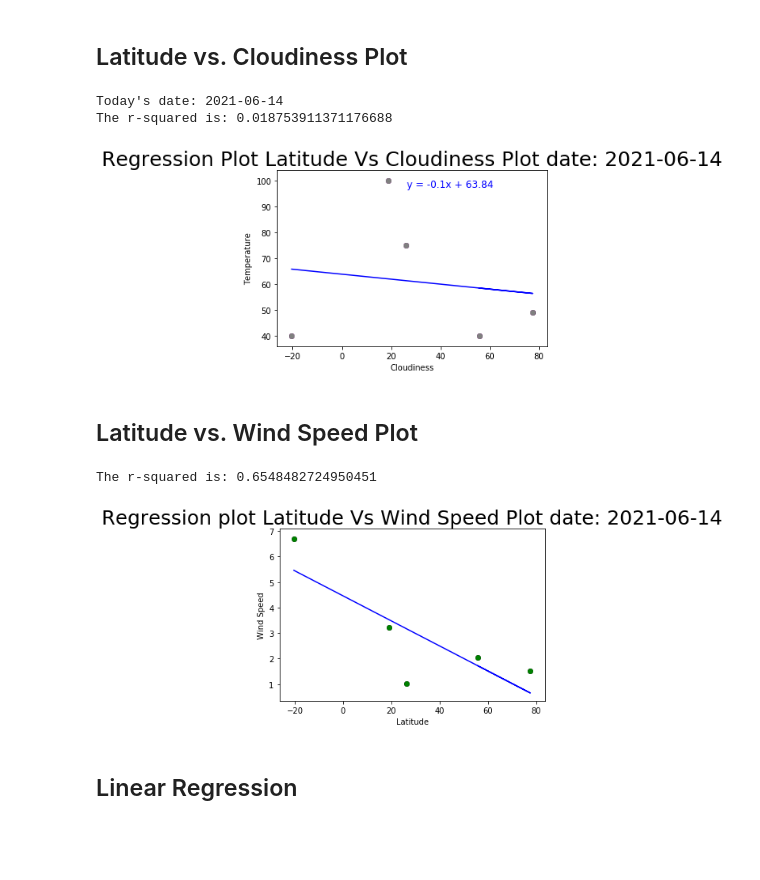
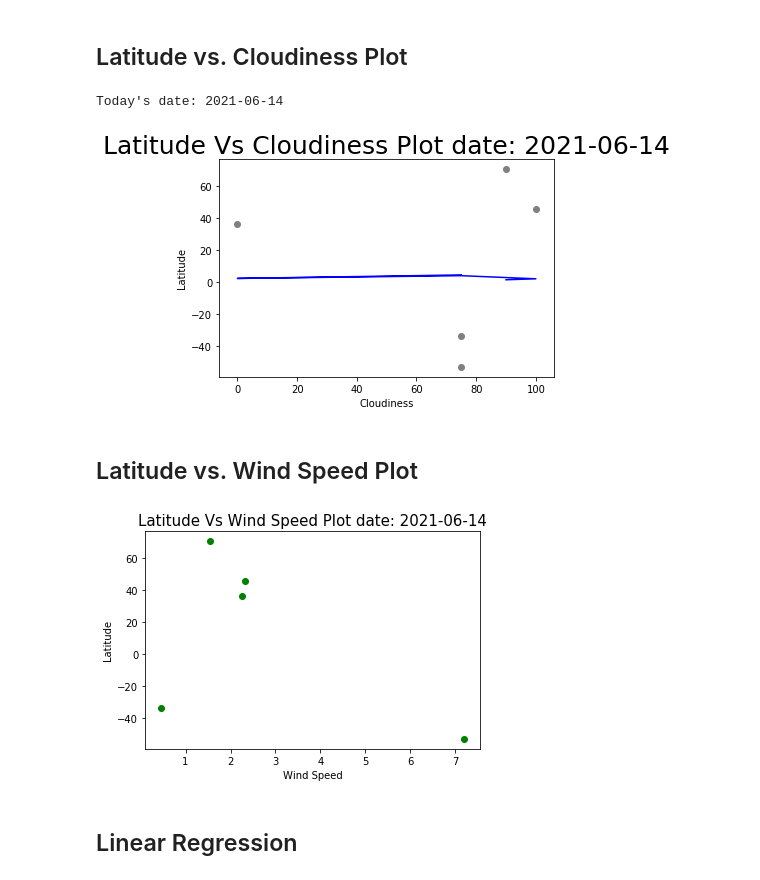
Before and after one commit to nithiyasuresh/python-api-challenge, a Jupyter notebook: Nithiya_WeatherPy.ipynb, the cells around one changed output. Cells and saved outputs as stored; diff of their text form; code cells hidden in the pictures; blank space fills up the shorter version.

```diff
--- a/Nithiya_WeatherPy.ipynb
+++ b/Nithiya_WeatherPy.ipynb
@@ -212,60 +208,58 @@ The r-squared is: 0.12837930107266116
 # %%
 # Create a Scatter Plot for temperature vs latitude
 from datetime import date
 
 today = date.today()
 print("Today's date:", today)
-x_values = city_data_df['lat']
-y_values = city_data_df['cloudiness']
-(slope, intercept, rvalue, pvalue, stderr) = linregress(x_values, y_values)
-regress_values = x_values * slope + intercept
-line_eq = "y = " + str(round(slope,2)) + "x + " + str(round(intercept,2))
-plt.scatter(x_values,y_values, color="purple")
+x_values = city_data_df['cloudiness']
+y_values = city_data_df['lat']
+# (slope, intercept, rvalue, pvalue, stderr) = linregress(x_values, y_values)
+# regress_values = x_values * slope + intercept
+# line_eq = "y = " + str(round(slope,2)) + "x + " + str(round(intercept,2))
+# plt.scatter(x_values,y_values, color="purple")
 plt.plot(x_values,regress_values,"b-")
 plt.scatter(x_values,y_values, color='grey')
 plt.xlabel('Cloudiness')
-plt.ylabel('Temperature')
-plt.title(f'Regression Plot Latitude Vs Cloudiness Plot date: {today}',
+plt.ylabel('Latitude')
+plt.title(f'Latitude Vs Cloudiness Plot date: {today}',
           fontsize=25)
-plt.annotate(line_eq, xy=(20, 40),
-             xycoords='data',xytext=(0.8, 0.95),
-             textcoords='axes fraction',horizontalalignment='right',
-             verticalalignment='top',fontsize=12,color="blue")
-print(f"The r-squared is: {rvalue**2}")
-plt.savefig("./nithiya_output_data/lat vs cloudiness.png", bbox_inches = "tight")
+# plt.annotate(line_eq, xy=(20, 40),
+#              xycoords='data',xytext=(0.8, 0.95),
+#              textcoords='axes fraction',horizontalalignment='right',
+#              verticalalignment='top',fontsize=12,color="blue")
+# print(f"The r-squared is: {rvalue**2}")
+# plt.savefig("./nithiya_output_data/lat vs cloudiness.png", bbox_inches = "tight")
 
 plt.show()
 # %% [output]
 Today's date: 2021-06-14
-The r-squared is: 0.018753911371176688
-[figure, old version]
+[figure, new version]
 # %% [markdown]
 ## Latitude vs. Wind Speed Plot
 # %%
 # Create a Scatter Plot for temperature vs latitude
-x_values = city_data_df['lat']
-y_values = city_data_df['wind speed']
-(slope, intercept, rvalue, pvalue, stderr) = linregress(x_values, y_values)
-regress_values = x_values * slope + intercept
-line_eq = "y = " + str(round(slope,2)) + "x + " + str(round(intercept,2))
-plt.scatter(x_values,y_values, color="purple")
-plt.plot(x_values,regress_values,"b-")
+x_values = city_data_df['wind speed']
+y_values = city_data_df['lat']
+# (slope, intercept, rvalue, pvalue, stderr) = linregress(x_values, y_values)
+# regress_values = x_values * slope + intercept
+# line_eq = "y = " + str(round(slope,2)) + "x + " + str(round(intercept,2))
+# plt.scatter(x_values,y_values, color="purple")
+# plt.plot(x_values,regress_values,"b-")
 plt.scatter(x_values,y_values, color='green')
-plt.xlabel('Latitude')
-plt.ylabel('Wind Speed')
-plt.title(f'Regression plot Latitude Vs Wind Speed Plot date: {today}',
-          fontsize=25)
-plt.annotate(line_eq, xy=(20, 40),
-             xycoords='data',xytext=(0.8, 0.95),
-             textcoords='axes fraction',horizontalalignment='right',
-             verticalalignment='top',fontsize=12,color="blue")
-print(f"The r-squared is: {rvalue**2}")
-plt.savefig("./nithiya_output_data/lat vs wind speed.png", bbox_inches = "tight")
+plt.xlabel('Wind Speed')
+plt.ylabel('Latitude')
+plt.title(f'Latitude Vs Wind Speed Plot date: {today}',
+          fontsize=15)
+# plt.annotate(line_eq, xy=(20, 40),
+#              xycoords='data',xytext=(0.8, 0.95),
+#              textcoords='axes fraction',horizontalalignment='right',
+#              verticalalignment='top',fontsize=12,color="blue")
+# print(f"The r-squared is: {rvalue**2}")
+# plt.savefig("./nithiya_output_data/lat vs wind speed.png", bbox_inches = "tight")
 
 plt.show()
 # %% [output]
-The r-squared is: 0.6548482724950451
-[figure, old version]
+[figure, new version]
 # %% [markdown]
 ## Linear Regression
 # %% [markdown]
```
Also changed, not shown: parts of 7 cells of this notebook, 5 other files.
